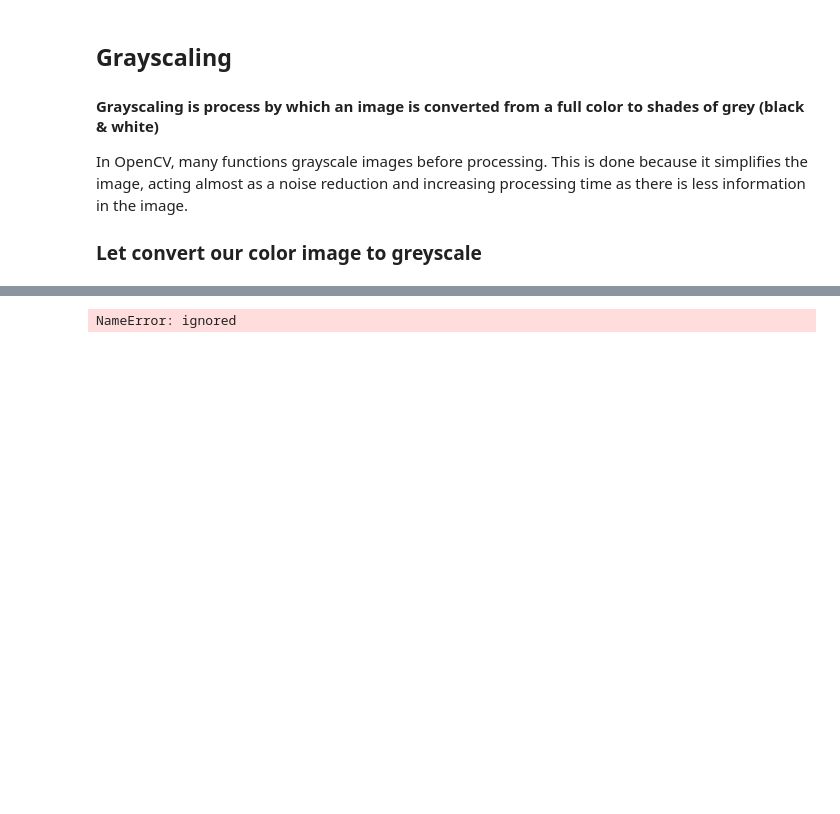
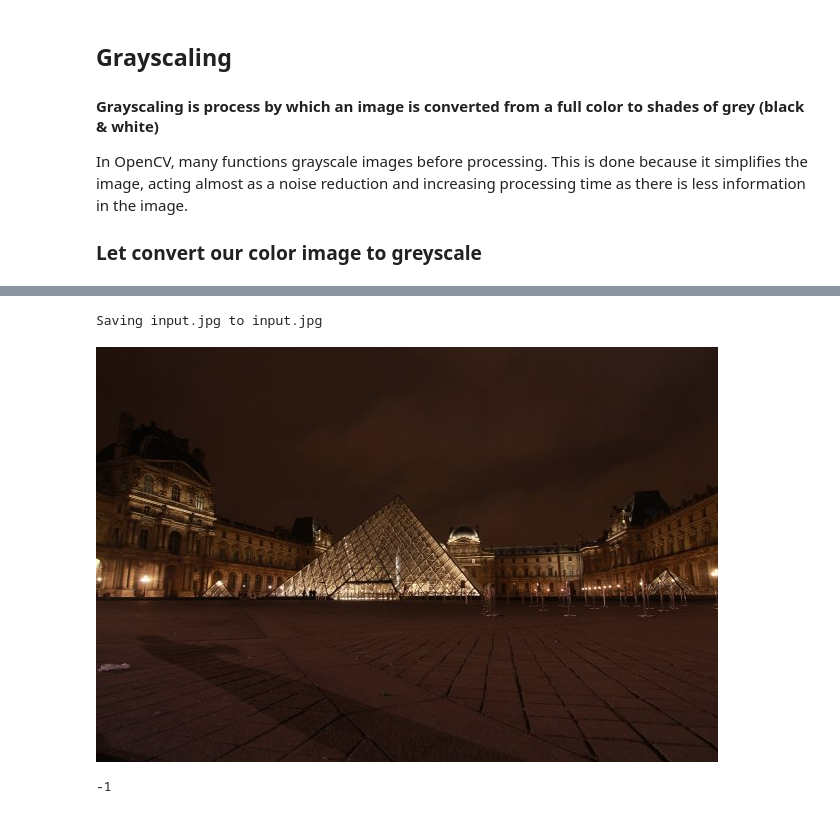
Before and after one commit to RocioLiu/OpenCV_tutorial, a Jupyter notebook: 1_2_Grayscaling.ipynb, the cells around one changed output, grey strips where cells are left out. Cells and saved outputs as stored; diff of their text form; code cells hidden in the pictures; blank space fills up the shorter version.

```diff
--- a/1_2_Grayscaling.ipynb
+++ b/1_2_Grayscaling.ipynb
@@ -10,10 +10,12 @@ In OpenCV, many functions grayscale images before processing. This is done becau
 ### Let convert our color image to greyscale
 # %%
 import cv2
+from google.colab.patches import cv2_imshow
+from google.colab import files #colab
 
+# Load our input image
+uploaded = files.upload() #colab
 image = cv2.imread('input.jpg')
-
-from google.colab.patches import cv2_imshow
 cv2_imshow(image) #colab
 cv2.waitKey()
 # %% [output]
@@ -20 +23,3 @@ cv2.waitKey()
-NameError: ignored
+Saving input.jpg to input.jpg
+[figure, added]
+-1
```
Also changed, not shown: parts of 3 cells of this notebook.
